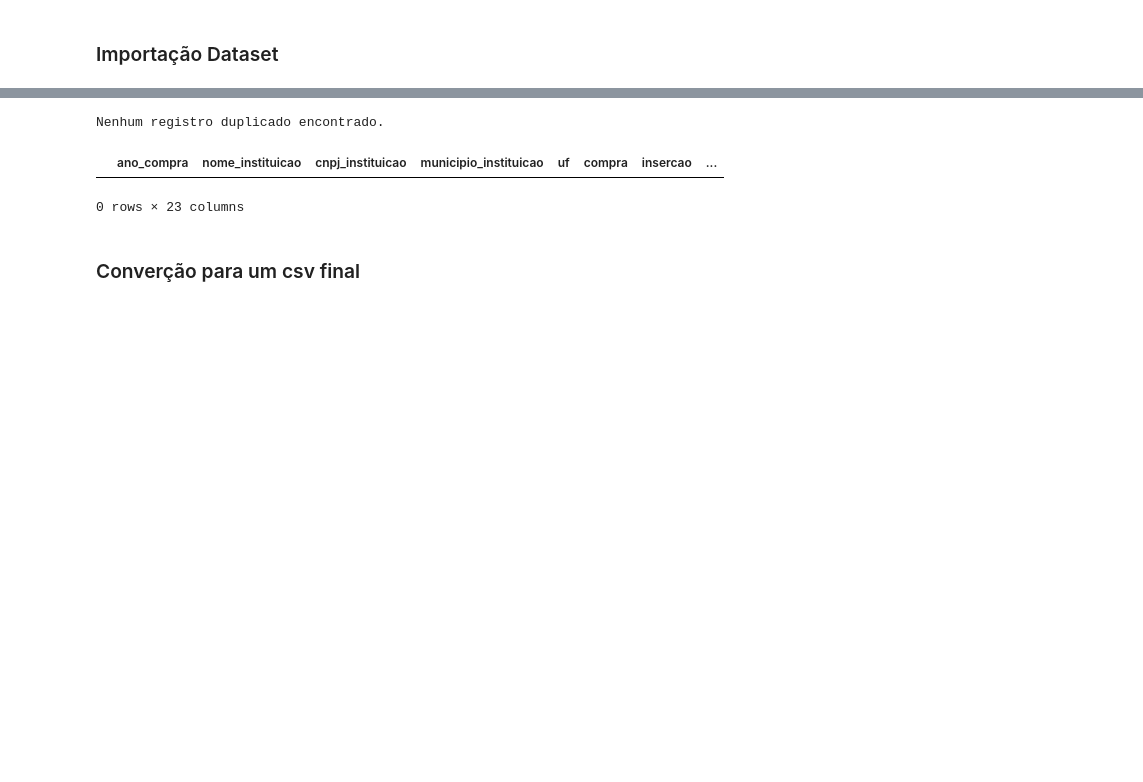
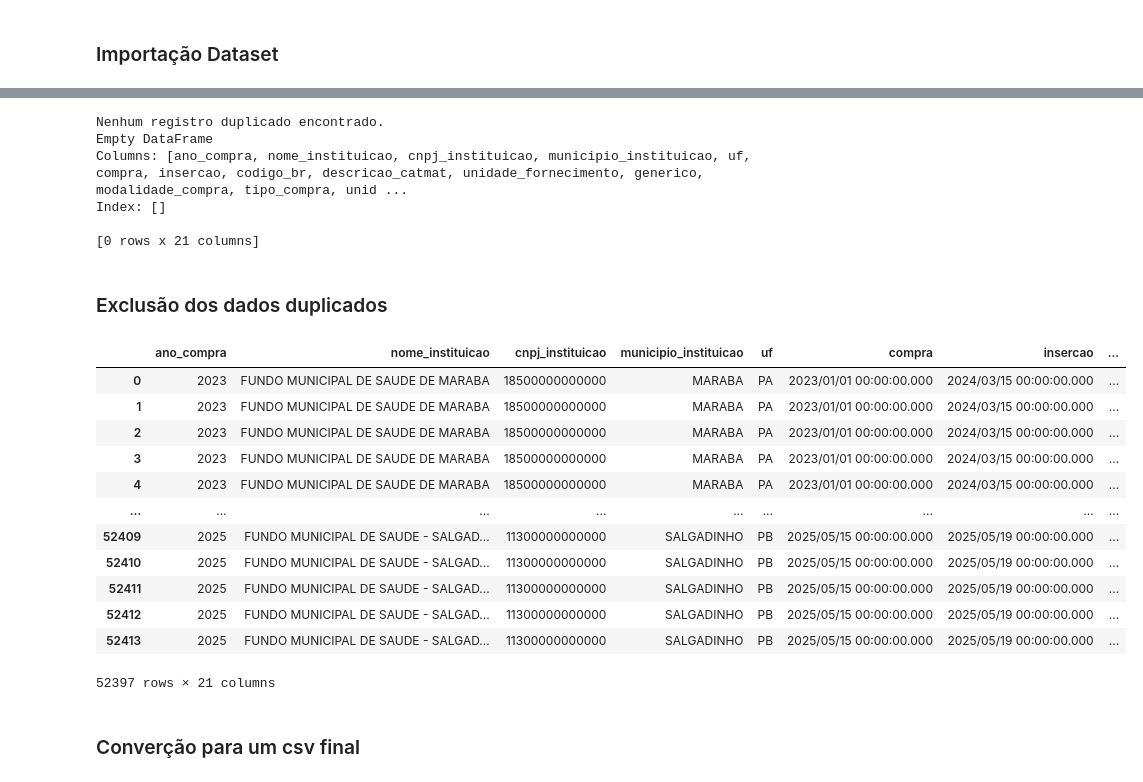
Before and after one commit to nerydyego/Projeto_XP, a Jupyter notebook: notebook/projetoSUS.ipynb, the cells around one changed output, grey strips where cells are left out. Cells and saved outputs as stored; diff of their text form; code cells hidden in the pictures; blank space fills up the shorter version.

```diff
--- a/notebook/projetoSUS.ipynb
+++ b/notebook/projetoSUS.ipynb
@@ -81,7 +93,8 @@ dt_criacao_registro                 0.000000
 dtype: float64
 # %%
 # Excluir categorias (unidade_medida e capacidade), pois sua informação não irão acressentar ao estudo
-df = df.drop(columns=['unidade_medida', 'capacidade', 'anvisa','arquivo'])
+# df = df.drop(columns=['unidade_medida', 'capacidade', 'anvisa','arquivo'])
+df = df.drop(columns=['pk', 'dt_criacao_registro'])
 # %%
 # Limpeza dos dados faltantes
 # limpa_dados_NAN(df)
@@ -108,10 +130,7 @@ print(df[nome_inst_nan])
 # %%
-cnpj_nan = df['cnpj_instituicao'] == 87958625000149
-print(df[cnpj_nan])
-
 # Encontrar o valor do CNPJ que você deseja copiar para o NaN
-cnpj_valor = df[df['cnpj_instituicao'] == 87958625000149]['nome_instituicao'].iloc[0]
+cnpj_valor = df[df['cnpj_instituicao'] == 45300000000000]['nome_instituicao'].iloc[1]
 print(cnpj_valor)
 # # Atualizar o valor NaN na coluna 'coluna_desejada' com o valor encontrado
-df.loc[df['cnpj_instituicao'] == 87958625000149, 'nome_instituicao'] = cnpj_valor
+df.loc[df['cnpj_instituicao'] == 45300000000000, 'nome_instituicao'] = cnpj_valor
 # %% [output]
@@ -179,9 +174,31 @@ memory usage: 463.3+ KB
 # %%
-visuliza_duplicados(df)
+duplicados = visuliza_duplicados(df)
+print(duplicados)
 # %% [output]
 Nenhum registro duplicado encontrado.
+Empty DataFrame
+Columns: [ano_compra, nome_instituicao, cnpj_instituicao, municipio_instituicao, uf, compra, insercao, codigo_br, descricao_catmat, unidade_fornecimento, generico, modalidade_compra, tipo_compra, unid ...
+Index: []
+
+[0 rows x 21 columns]
-|  | ano_compra | nome_instituicao | cnpj_instituicao | municipio_instituicao | uf | compra | insercao | ... |
-0 rows × 23 columns
+# %% [markdown]
+### Exclusão dos dados duplicados
+# %%
+drop_duplicados(df)
+# %% [output]
+|  | ano_compra | nome_instituicao | cnpj_instituicao | municipio_instituicao | uf | compra | insercao | ... |
+| 0 | 2023 | FUNDO MUNICIPAL DE SAUDE DE MARABA | 18500000000000 | MARABA | PA | 2023/01/01 00:00:00.000 | 2024/03/15 00:00:00.000 | ... |
+| 1 | 2023 | FUNDO MUNICIPAL DE SAUDE DE MARABA | 18500000000000 | MARABA | PA | 2023/01/01 00:00:00.000 | 2024/03/15 00:00:00.000 | ... |
+| 2 | 2023 | FUNDO MUNICIPAL DE SAUDE DE MARABA | 18500000000000 | MARABA | PA | 2023/01/01 00:00:00.000 | 2024/03/15 00:00:00.000 | ... |
+| 3 | 2023 | FUNDO MUNICIPAL DE SAUDE DE MARABA | 18500000000000 | MARABA | PA | 2023/01/01 00:00:00.000 | 2024/03/15 00:00:00.000 | ... |
+| 4 | 2023 | FUNDO MUNICIPAL DE SAUDE DE MARABA | 18500000000000 | MARABA | PA | 2023/01/01 00:00:00.000 | 2024/03/15 00:00:00.000 | ... |
+| ... | ... | ... | ... | ... | ... | ... | ... | ... |
+| 52409 | 2025 | FUNDO MUNICIPAL DE SAUDE - SALGAD... | 11300000000000 | SALGADINHO | PB | 2025/05/15 00:00:00.000 | 2025/05/19 00:00:00.000 | ... |
+| 52410 | 2025 | FUNDO MUNICIPAL DE SAUDE - SALGAD... | 11300000000000 | SALGADINHO | PB | 2025/05/15 00:00:00.000 | 2025/05/19 00:00:00.000 | ... |
+| 52411 | 2025 | FUNDO MUNICIPAL DE SAUDE - SALGAD... | 11300000000000 | SALGADINHO | PB | 2025/05/15 00:00:00.000 | 2025/05/19 00:00:00.000 | ... |
+| 52412 | 2025 | FUNDO MUNICIPAL DE SAUDE - SALGAD... | 11300000000000 | SALGADINHO | PB | 2025/05/15 00:00:00.000 | 2025/05/19 00:00:00.000 | ... |
+| 52413 | 2025 | FUNDO MUNICIPAL DE SAUDE - SALGAD... | 11300000000000 | SALGADINHO | PB | 2025/05/15 00:00:00.000 | 2025/05/19 00:00:00.000 | ... |
+52397 rows × 21 columns
 # %% [markdown]
 ### Converção para um csv final
 # %%
```
Also changed, not shown: parts of 14 cells of this notebook, 9 other files.
